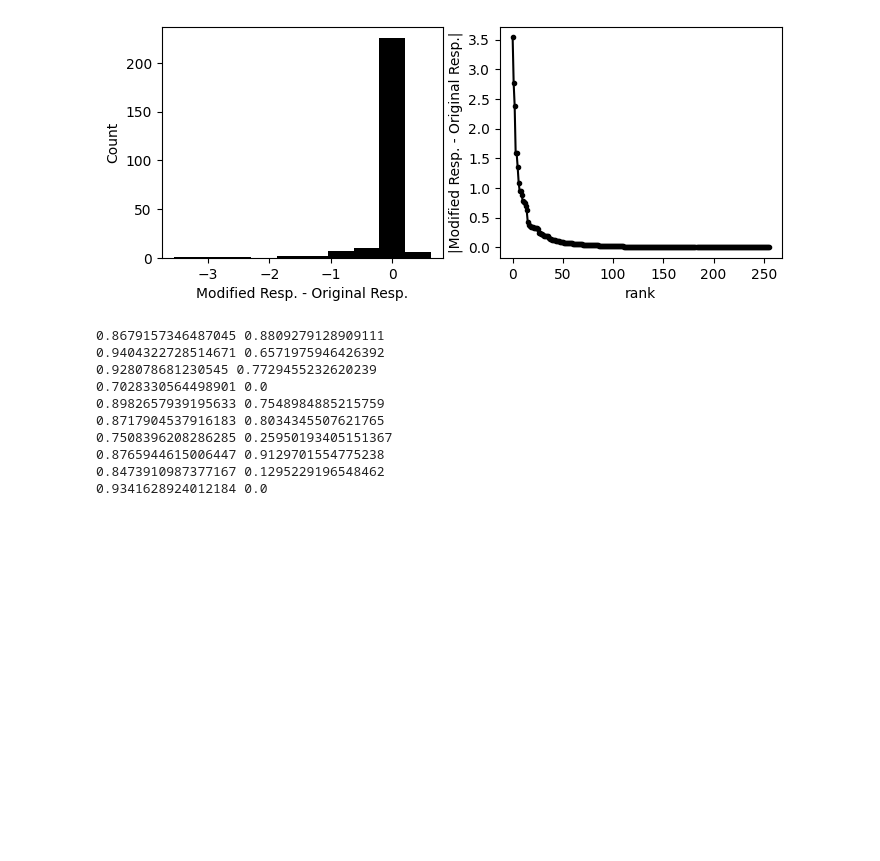
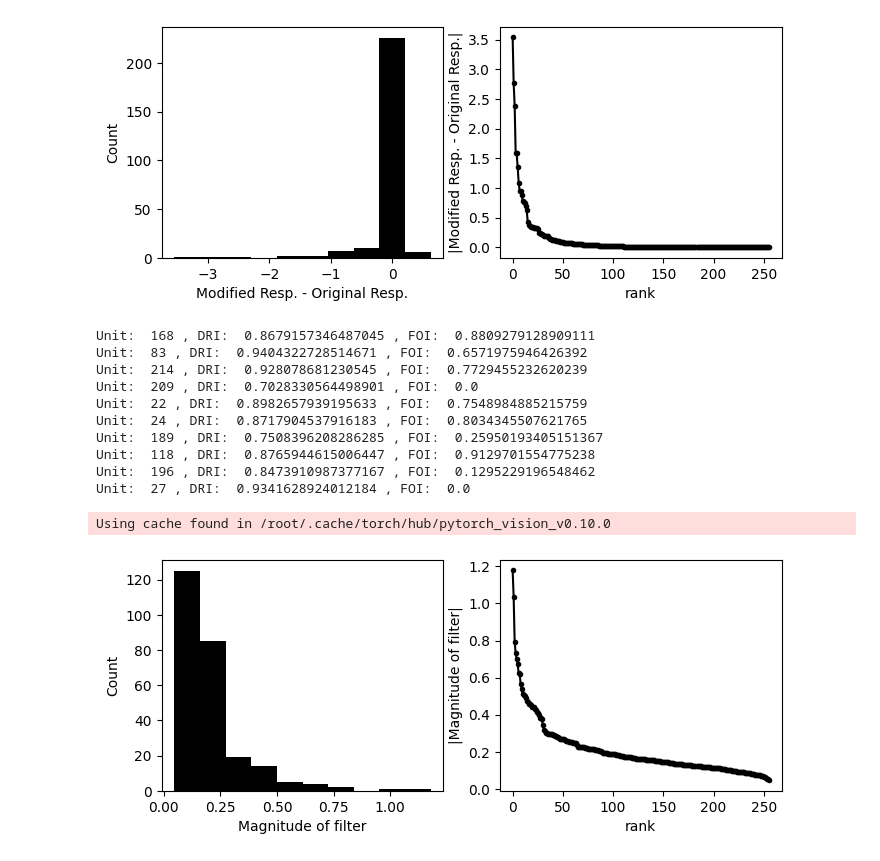
Before and after one commit to L24358/artiphisiology, a Jupyter notebook: main/reports/20230417_tracing.ipynb, the cells around one changed output. Saved outputs shown, nothing was run; the diff lists cells and outputs as text; code cells hidden in the pictures; blank space fills up the shorter version.

Commit message:
Add magnitude of filter for tracing units upstream.

```diff
--- a/main/reports/20230417_tracing.ipynb
+++ b/main/reports/20230417_tracing.ipynb
@@ -27,19 +28,41 @@ preunits = np.argsort(diff_abs)[::-1][:top]
 IQ = IQue()
 for t in range(top):
     try:
-        r2_dri = IQ("DRI", "VGG16", 8, preunits[t])
+        r2_dri = IQ("DRI", "VGG16_scale=2", 8, preunits[t])
         r2_foi = IQ("FOI", "VGG16", 8, preunits[t])
-        print(r2_dri, r2_foi)
+        print("Unit: ", preunits[t], ", DRI: ", r2_dri, ", FOI: ", r2_foi)
     except KeyError:
         pass
 # %% [output]
-0.8679157346487045 0.8809279128909111
-0.9404322728514671 0.6571975946426392
-0.928078681230545 0.7729455232620239
-0.7028330564498901 0.0
-0.8982657939195633 0.7548984885215759
-0.8717904537916183 0.8034345507621765
-0.7508396208286285 0.25950193405151367
-0.8765944615006447 0.9129701554775238
-0.8473910987377167 0.1295229196548462
-0.9341628924012184 0.0
+Unit:  168 , DRI:  0.8679157346487045 , FOI:  0.8809279128909111
+Unit:  83 , DRI:  0.9404322728514671 , FOI:  0.6571975946426392
+Unit:  214 , DRI:  0.928078681230545 , FOI:  0.7729455232620239
+Unit:  209 , DRI:  0.7028330564498901 , FOI:  0.0
+Unit:  22 , DRI:  0.8982657939195633 , FOI:  0.7548984885215759
+Unit:  24 , DRI:  0.8717904537916183 , FOI:  0.8034345507621765
+Unit:  189 , DRI:  0.7508396208286285 , FOI:  0.25950193405151367
+Unit:  118 , DRI:  0.8765944615006447 , FOI:  0.9129701554775238
+Unit:  196 , DRI:  0.8473910987377167 , FOI:  0.1295229196548462
+Unit:  27 , DRI:  0.9341628924012184 , FOI:  0.0
+# %%
+params = mdl.get_parameters("vgg16")
+weights = params["features.11.weight"].detach().numpy()[unit].squeeze()
+# %% [output]
+Using cache found in /root/.cache/torch/hub/pytorch_vision_v0.10.0
+# %%
+mags = []
+for filt in weights: # shape = (256, 3, 3)
+    mag = np.abs(filt).sum()
+    mags.append(mag)
+mags = np.array(mags)
+mags_abs = abs(mags)
+mags_sort = sorted(mags, reverse=True)
+
+fig, axs = plt.subplots(1, 2, figsize=(8,3))
+axs[0].hist(mags, color="k")
+axs[1].plot(mags_sort, "k.", linestyle="-")
+axs[0].set_xlabel("Magnitude of filter"); axs[0].set_ylabel("Count")
+axs[1].set_xlabel("rank"); axs[1].set_ylabel("|Magnitude of filter|")
+plt.show()
+# %% [output]
+[figure, added]
```
Also changed, not shown: parts of 3 cells of this notebook.
